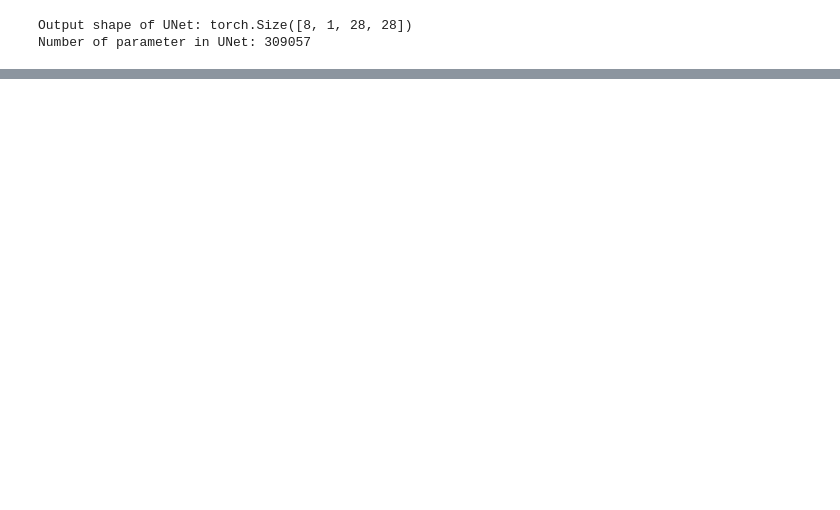
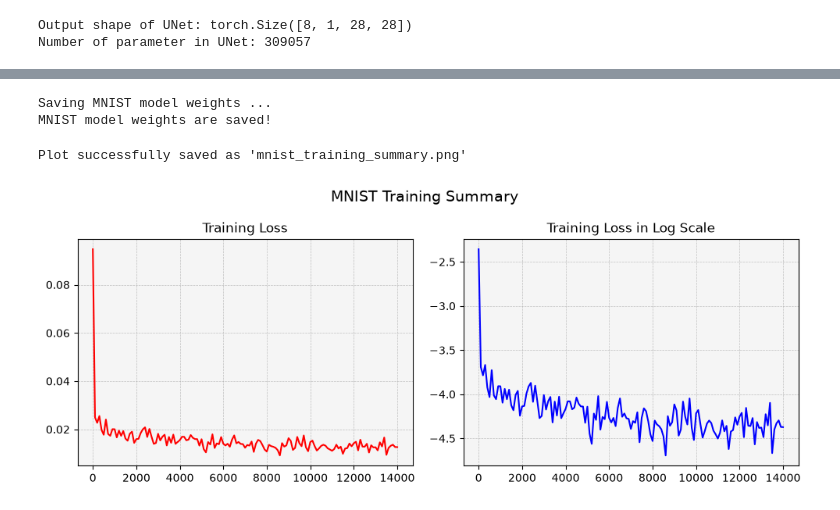
Before and after one commit to FlyingMatrix/diffusion, a Jupyter notebook: diffusion-from-scratch.ipynb, the cells around one changed output, grey strips where cells are left out. Drawn from its saved outputs; the diff is of its cells as text; code cells hidden in the pictures; blank space fills up the shorter version.

```diff
--- a/diffusion-from-scratch.ipynb
+++ b/diffusion-from-scratch.ipynb
@@ -180,0 +224,54 @@ for epoch in range(n_epochs):
+# %%
+# Save model weights
+print("Saving MNIST model weights ...")
+torch.save(model.state_dict(), "mnist_model_weights.pth")
+print("MNIST model weights are saved!")
+# %% [output]
+Saving MNIST model weights ...
+MNIST model weights are saved!
+# %%
+# Plot
+import matplotlib.pyplot as plt
+import json
+import numpy as np
+
+def load_logs(path="train_logs.jsonl"):
+    logs = []
+    with open(path, "r") as f:
+        for line in f:
+            logs.append(json.loads(line))
+
+    return logs
+
+def prepare(logs):
+    steps = [x["step"] for x in logs]
+    loss = [x["loss"] for x in logs]
+
+    return steps, loss
+
+def plot_training_from_file(path="mnist_train_loss.jsonl"):
+    logs = load_logs(path)
+    steps, loss = prepare(logs)
+
+    fig, axes = plt.subplots(1, 2, figsize=(10, 4), sharex=True)
+
+    axes[0].plot(steps, loss, color="red")
+    axes[0].set_title("Training Loss")
+
+    axes[1].plot(steps, np.log(loss), color="blue")
+    axes[1].set_title("Training Loss in Log Scale")
+
+    for ax in axes:
+        ax.set_facecolor("#f5f5f5")
+        ax.grid(True, which="both", linestyle="--", linewidth=0.5, color="darkgray", alpha=0.7)
+
+    fig.suptitle("MNIST Training Summary", fontsize=14)
+    plt.tight_layout()
+    plt.savefig("mnist_training_summary.png", dpi=300)
+    print("Plot successfully saved as 'mnist_training_summary.png'")
+# %%
+# Plot the loss
+plot_training_from_file()
+# %% [output]
+Plot successfully saved as 'mnist_training_summary.png'
+[figure, added]
```
Also changed, not shown: parts of 7 cells of this notebook.
